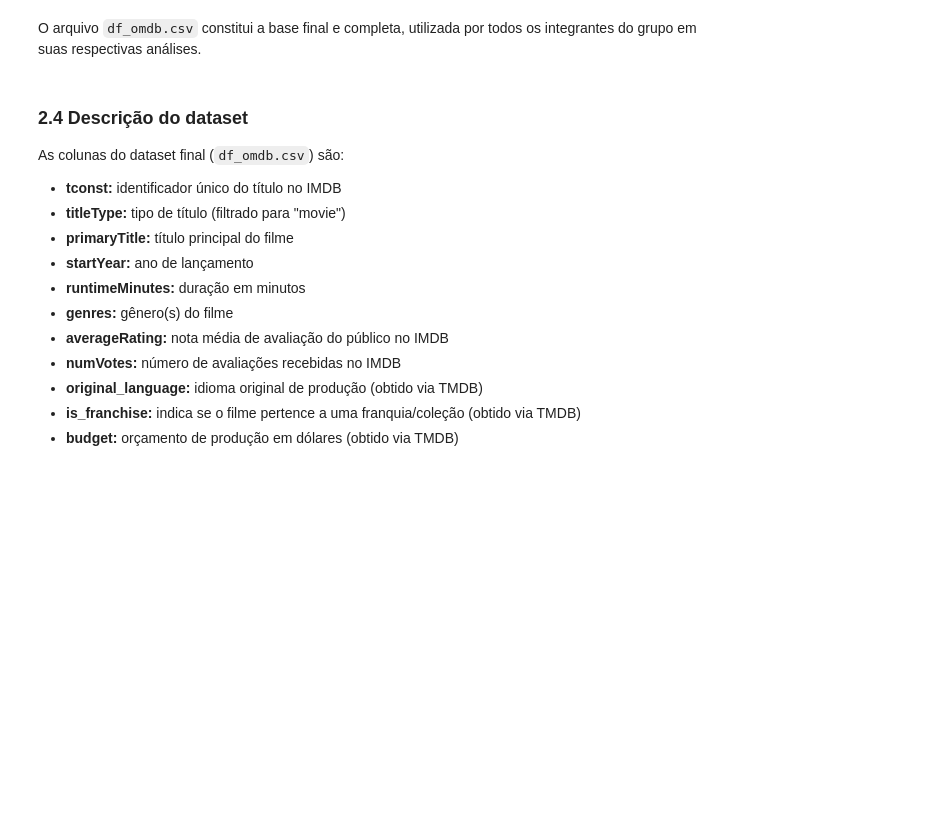
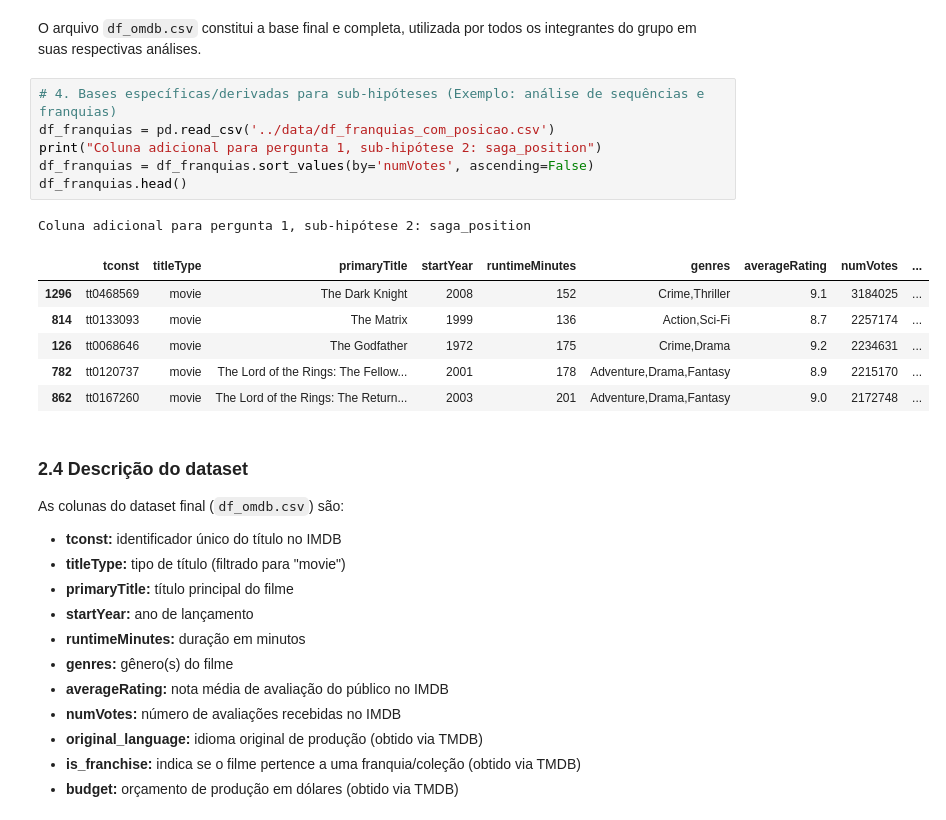
Before and after one commit to KawanePedro/icd-projeto, a Jupyter notebook: notebooks/presentation.ipynb, the cells around one changed output. Cells and saved outputs as stored; diff of their text form; blank space fills up the shorter version.

Commit message:
feat: adição de sub-hipoteses 1 e 2 da pergunta 1 + adição nos tópicos 2 e 3

```diff
--- a/notebooks/presentation.ipynb
+++ b/notebooks/presentation.ipynb
@@ -170,5 +282,19 @@ df_omdb.head()
 # %% [markdown]
 O arquivo <code>df_omdb.csv</code> constitui a base final e completa, utilizada por todos os integrantes do grupo em suas respectivas análises.
+# %%
+# 4. Bases específicas/derivadas para sub-hipóteses (Exemplo: análise de sequências e franquias)
+df_franquias = pd.read_csv('../data/df_franquias_com_posicao.csv')
+print("Coluna adicional para pergunta 1, sub-hipótese 2: saga_position")
+df_franquias = df_franquias.sort_values(by='numVotes', ascending=False)
+df_franquias.head()
+# %% [output]
+Coluna adicional para pergunta 1, sub-hipótese 2: saga_position
+|  | tconst | titleType | primaryTitle | startYear | runtimeMinutes | genres | averageRating | numVotes | ... |
+| 1296 | tt0468569 | movie | The Dark Knight | 2008 | 152 | Crime,Thriller | 9.1 | 3184025 | ... |
+| 814 | tt0133093 | movie | The Matrix | 1999 | 136 | Action,Sci-Fi | 8.7 | 2257174 | ... |
+| 126 | tt0068646 | movie | The Godfather | 1972 | 175 | Crime,Drama | 9.2 | 2234631 | ... |
+| 782 | tt0120737 | movie | The Lord of the Rings: The Fellow... | 2001 | 178 | Adventure,Drama,Fantasy | 8.9 | 2215170 | ... |
+| 862 | tt0167260 | movie | The Lord of the Rings: The Return... | 2003 | 201 | Adventure,Drama,Fantasy | 9.0 | 2172748 | ... |
 # %% [markdown]
 <h3>2.4 Descrição do dataset</h3>
 
```
Also changed, not shown: parts of 18 cells of this notebook, 1 other file.
